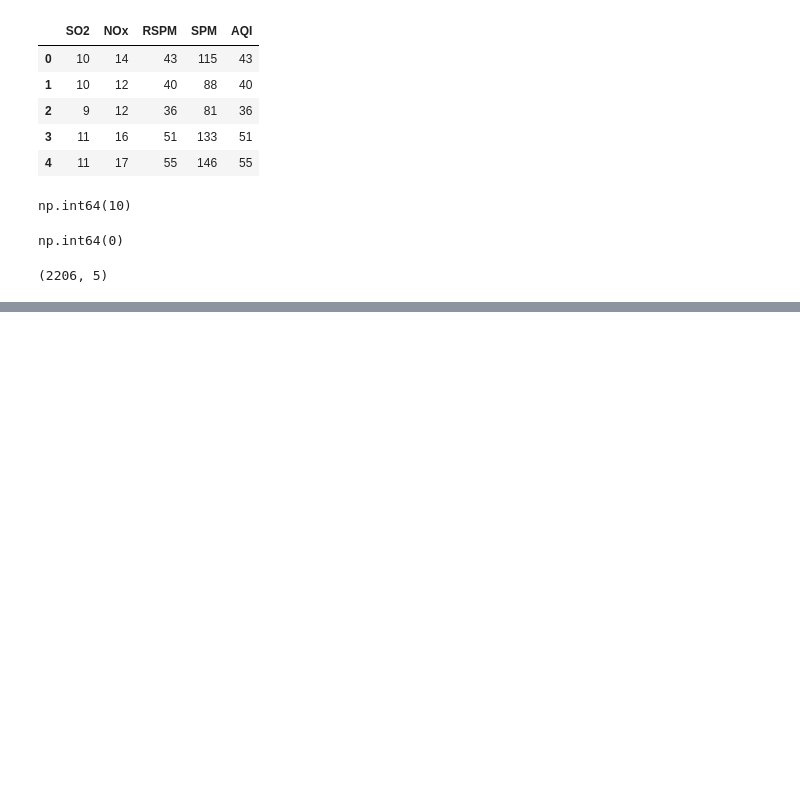
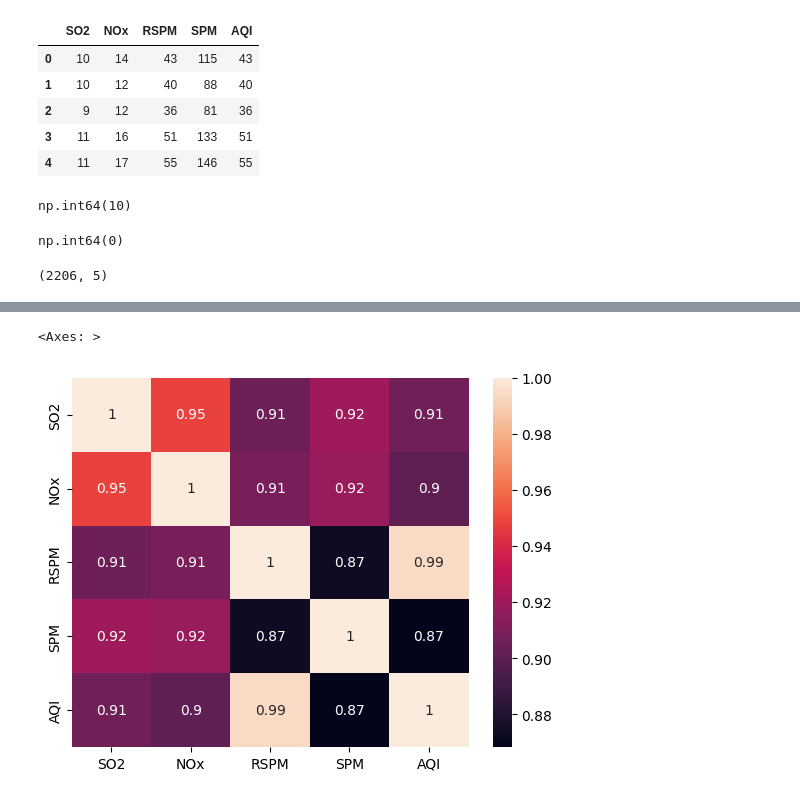
Before and after one commit to Vajresh-D-Kulkarni/Air-Quality-Index-Prediction, a Jupyter notebook: notebooks/EDA.ipynb, the cells around one changed output, grey strips where cells are left out. Drawn from its saved outputs; the diff is of its cells as text; code cells hidden in the pictures; blank space fills up the shorter version.

```diff
--- a/notebooks/EDA.ipynb
+++ b/notebooks/EDA.ipynb
@@ -78,0 +114,5 @@ data.shape
+# %%
+sns.heatmap(data.corr(), annot=True)
+# %% [output]
+<Axes: >
+[figure, added]
```
Also changed, not shown: parts of 3 cells of this notebook, 7 other files.
